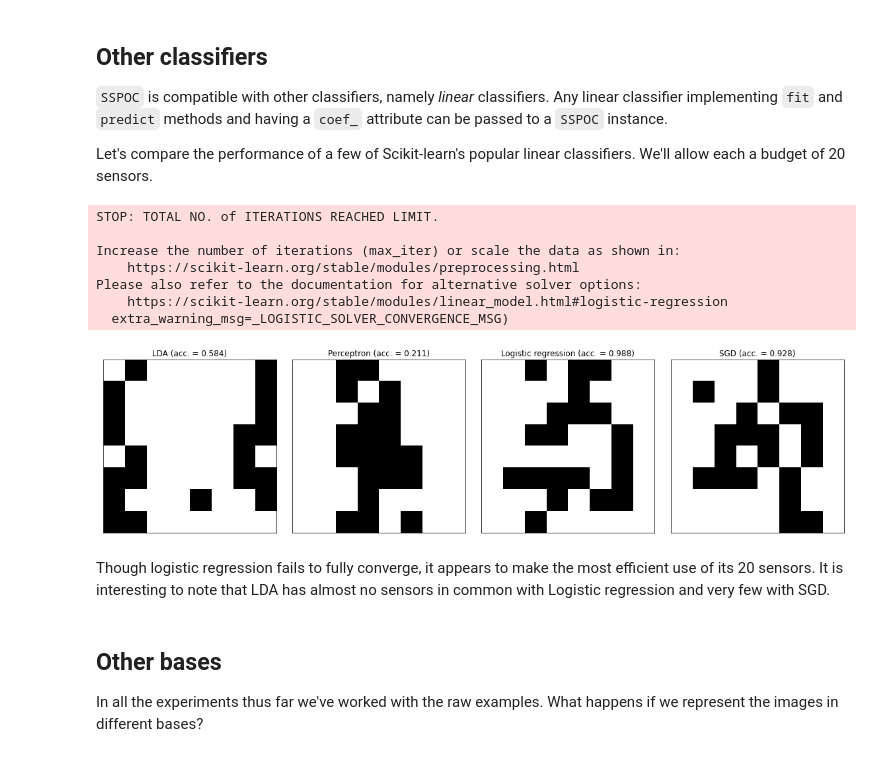
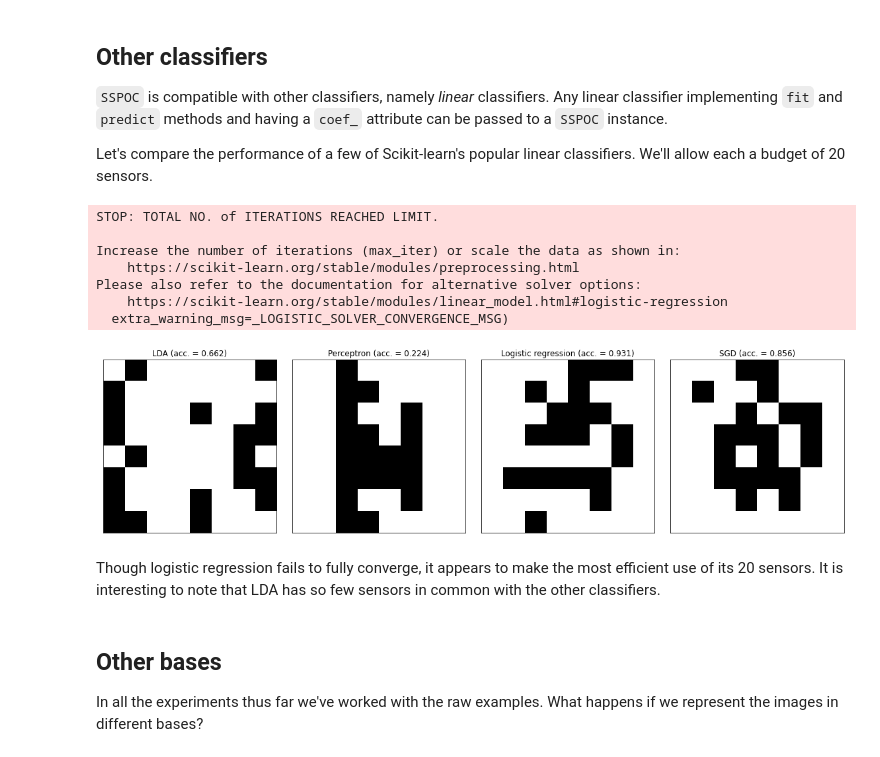
Before and after one commit to dynamicslab/pysensors, a Jupyter notebook: examples/classification.ipynb, the cells around one changed output. Cells and saved outputs as stored; diff of their text form; code cells hidden in the pictures.

```diff
--- a/examples/classification.ipynb
+++ b/examples/classification.ipynb
@@ -259,12 +267,14 @@ n_sensors_array = np.arange(0, 64, 2)
 
 for n_sensors in n_sensors_array:
     for method, name in zip(methods, names):
-        model.update_sensors(n_sensors=n_sensors, xy=(X, y), method=method, quiet=True)
+        model.update_sensors(
+            n_sensors=n_sensors, xy=(X_train, y_train), method=method, quiet=True
+        )
         if model.n_sensors > 0:
-            y_pred = model.predict(X[:, model.selected_sensors])
+            y_pred = model.predict(X_test[:, model.selected_sensors])
         else:
-            y_pred = model.predict(X)
-        accuracy[name].append(metrics.accuracy_score(y, y_pred))
+            y_pred = model.predict(X_test)
+        accuracy[name].append(metrics.accuracy_score(y_test, y_pred))
 
 
 for name, color in zip(names, colors):
@@ -291,12 +301,12 @@ thresholds = np.logspace(-3, 0.5, 30)
 
 for thresh in thresholds:
     for method, name in zip(methods, names):
-        model.update_sensors(threshold=thresh, xy=(X, y), method=method, quiet=True)
+        model.update_sensors(threshold=thresh, xy=(X_train, y_train), method=method, quiet=True)
         if model.n_sensors > 0:
-            y_pred = model.predict(X[:, model.selected_sensors])
+            y_pred = model.predict(X_test[:, model.selected_sensors])
         else:
-            y_pred = model.predict(X)
-        accuracy[name].append(metrics.accuracy_score(y, y_pred))
+            y_pred = model.predict(X_test)
+        accuracy[name].append(metrics.accuracy_score(y_test, y_pred))
         n_sensors[name].append(len(model.selected_sensors))
 
 
@@ -326,7 +336,7 @@ fig, axs = plt.subplots(1, len(l1_penalties), figsize=(15, 8))
 
 coefficient_matrices = [
     np.abs(
-        SSPOC(l1_penalty=l1_penalty).fit(X, y, refit=False).sensor_coef_
+        SSPOC(l1_penalty=l1_penalty).fit(X_train, y_train, refit=False).sensor_coef_
     ) for l1_penalty in l1_penalties
 ]
 
@@ -351,12 +361,12 @@ accuracy = []
 n_sensors = []
 
 for l1_penalty in l1_penalties:
-    model = SSPOC(threshold=threshold, l1_penalty=l1_penalty).fit(X, y)
+    model = SSPOC(threshold=threshold, l1_penalty=l1_penalty).fit(X_train, y_train)
     if model.n_sensors > 0:
-        y_pred = model.predict(X[:, model.selected_sensors])
+        y_pred = model.predict(X_test[:, model.selected_sensors])
     else:
-        y_pred = model.predict(X)
-    accuracy.append(metrics.accuracy_score(y, y_pred))
+        y_pred = model.predict(X_test)
+    accuracy.append(metrics.accuracy_score(y_test, y_pred))
     n_sensors.append(model.n_sensors)
 
 fig, axs = plt.subplots(1, 2, figsize=(12, 4))
@@ -380,40 +390,40 @@ from sklearn.linear_model import SGDClassifier
 # %%
 l1_penalty = 0.01
 n_sensors = 20
 classifiers = [
     ('LDA', LinearDiscriminantAnalysis()),
     ('Perceptron', Perceptron(penalty='elasticnet', alpha=0.1)),
     ('Logistic regression', LogisticRegression(C=10, max_iter=500, tol=1e-3)),
-    ('SGD', SGDClassifier(max_iter=5000, loss='modified_huber', random_state=0)),
+    ('SGD', SGDClassifier(max_iter=5000, loss='modified_huber', random_state=random_state)),
 ]
 
 fig, axs = plt.subplots(1, 4, figsize=(16, 4))
 
 for classifier, ax in zip(classifiers, axs):
     model = SSPOC(classifier=classifier[1], n_sensors=n_sensors, l1_penalty=l1_penalty)
-    model.fit(X, y, quiet=True)
+    model.fit(X_train, y_train, quiet=True)
 
     # Check accuracy on training set
-    y_pred = model.predict(X[:, model.selected_sensors])
+    y_pred = model.predict(X_test[:, model.selected_sensors])
 
     # Plot sensor locations
     plot_sensor_locations(model.selected_sensors, ax=ax)
     ax.set(
-        title=f"{classifier[0]} (acc. = {metrics.accuracy_score(y, y_pred):.3f})"
+        title=f"{classifier[0]} (acc. = {metrics.accuracy_score(y_test, y_pred):.3f})"
     )
 
 fig.tight_layout()
 # %% [output]
 STOP: TOTAL NO. of ITERATIONS REACHED LIMIT.
 
 Increase the number of iterations (max_iter) or scale the data as shown in:
     https://scikit-learn.org/stable/modules/preprocessing.html
 Please also refer to the documentation for alternative solver options:
     https://scikit-learn.org/stable/modules/linear_model.html#logistic-regression
   extra_warning_msg=_LOGISTIC_SOLVER_CONVERGENCE_MSG)
-[figure, old version]
+[figure, new version]
 # %% [markdown]
-Though logistic regression fails to fully converge, it appears to make the most efficient use of its 20 sensors. It is interesting to note that LDA has almost no sensors in common with Logistic regression and very few with SGD.
+Though logistic regression fails to fully converge, it appears to make the most efficient use of its 20 sensors. It is interesting to note that LDA has so few sensors in common with the other classifiers.
 # %% [markdown]
 ## Other bases
 In all the experiments thus far we've worked with the raw examples. What happens if we represent the images in different bases?
```
Also changed, not shown: parts of 22 cells of this notebook.
